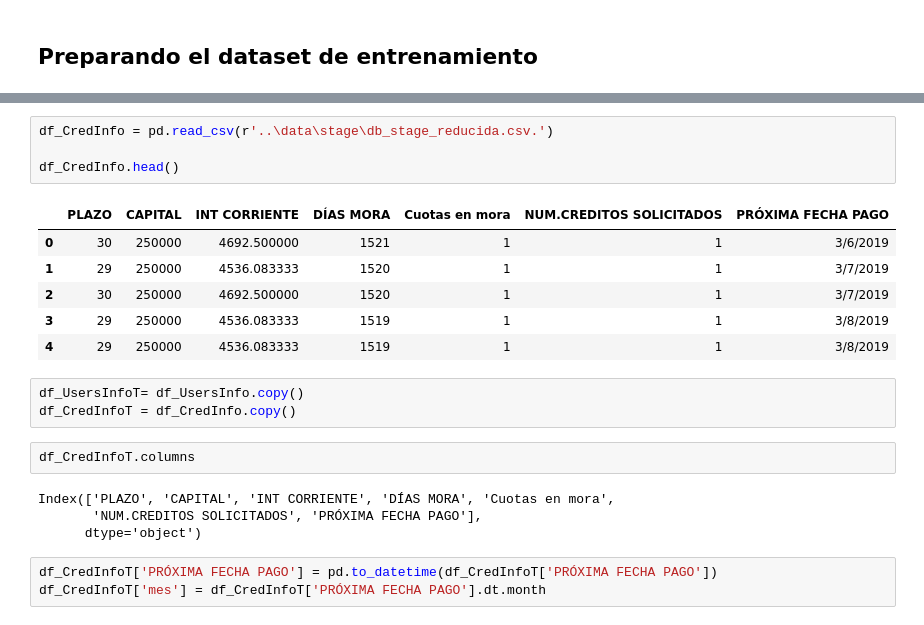
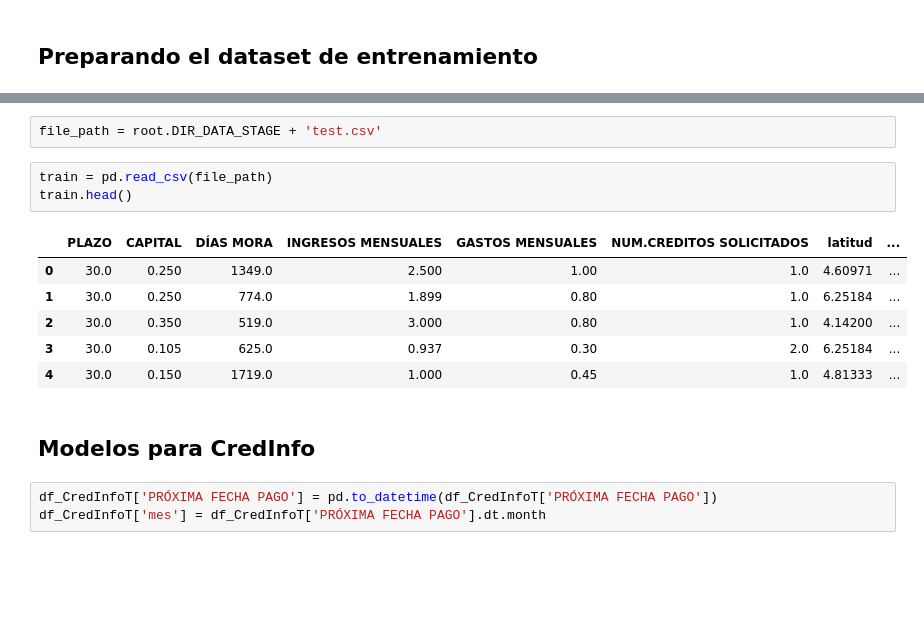
Before and after one commit to josemgoji/Entrega-Final, a Jupyter notebook: datalab/Modelos_NB_LDA.ipynb, the cells around one changed output, grey strips where cells are left out. Cells and saved outputs as stored; diff of their text form; blank space fills up the shorter version.

Commit message:
:hammer: uptade notebook modelos

```diff
--- a/datalab/Modelos_NB_LDA.ipynb
+++ b/datalab/Modelos_NB_LDA.ipynb
@@ -21,23 +17,17 @@ df_UsersInfo.head()
-# %%
-df_CredInfo = pd.read_csv(r'..\data\stage\db_stage_reducida.csv.')
-
-df_CredInfo.head()
-# %% [output]
-|  | PLAZO | CAPITAL | INT CORRIENTE | DÍAS MORA | Cuotas en mora | NUM.CREDITOS SOLICITADOS | PRÓXIMA FECHA PAGO |
-| 0 | 30 | 250000 | 4692.500000 | 1521 | 1 | 1 | 3/6/2019 |
-| 1 | 29 | 250000 | 4536.083333 | 1520 | 1 | 1 | 3/7/2019 |
-| 2 | 30 | 250000 | 4692.500000 | 1520 | 1 | 1 | 3/7/2019 |
-| 3 | 29 | 250000 | 4536.083333 | 1519 | 1 | 1 | 3/8/2019 |
-| 4 | 29 | 250000 | 4536.083333 | 1519 | 1 | 1 | 3/8/2019 |
-# %%
-df_UsersInfoT= df_UsersInfo.copy()
-df_CredInfoT = df_CredInfo.copy()
-# %%
-df_CredInfoT.columns
-# %% [output]
-Index(['PLAZO', 'CAPITAL', 'INT CORRIENTE', 'DÍAS MORA', 'Cuotas en mora',
-       'NUM.CREDITOS SOLICITADOS', 'PRÓXIMA FECHA PAGO'],
-      dtype='object')
+# %%
+file_path = root.DIR_DATA_STAGE + 'test.csv'
+# %%
+train = pd.read_csv(file_path)
+train.head()
+# %% [output]
+|  | PLAZO | CAPITAL | DÍAS MORA | INGRESOS MENSUALES | GASTOS MENSUALES | NUM.CREDITOS SOLICITADOS | latitud | ... |
+| 0 | 30.0 | 0.250 | 1349.0 | 2.500 | 1.00 | 1.0 | 4.60971 | ... |
+| 1 | 30.0 | 0.250 | 774.0 | 1.899 | 0.80 | 1.0 | 6.25184 | ... |
+| 2 | 30.0 | 0.350 | 519.0 | 3.000 | 0.80 | 1.0 | 4.14200 | ... |
+| 3 | 30.0 | 0.105 | 625.0 | 0.937 | 0.30 | 2.0 | 6.25184 | ... |
+| 4 | 30.0 | 0.150 | 1719.0 | 1.000 | 0.45 | 1.0 | 4.81333 | ... |
+# %% [markdown]
+## Modelos para CredInfo
 # %%
 df_CredInfoT['PRÓXIMA FECHA PAGO'] = pd.to_datetime(df_CredInfoT['PRÓXIMA FECHA PAGO'])
 df_CredInfoT['mes'] = df_CredInfoT['PRÓXIMA FECHA PAGO'].dt.month
```
Also changed, not shown: parts of 4 cells of this notebook.
